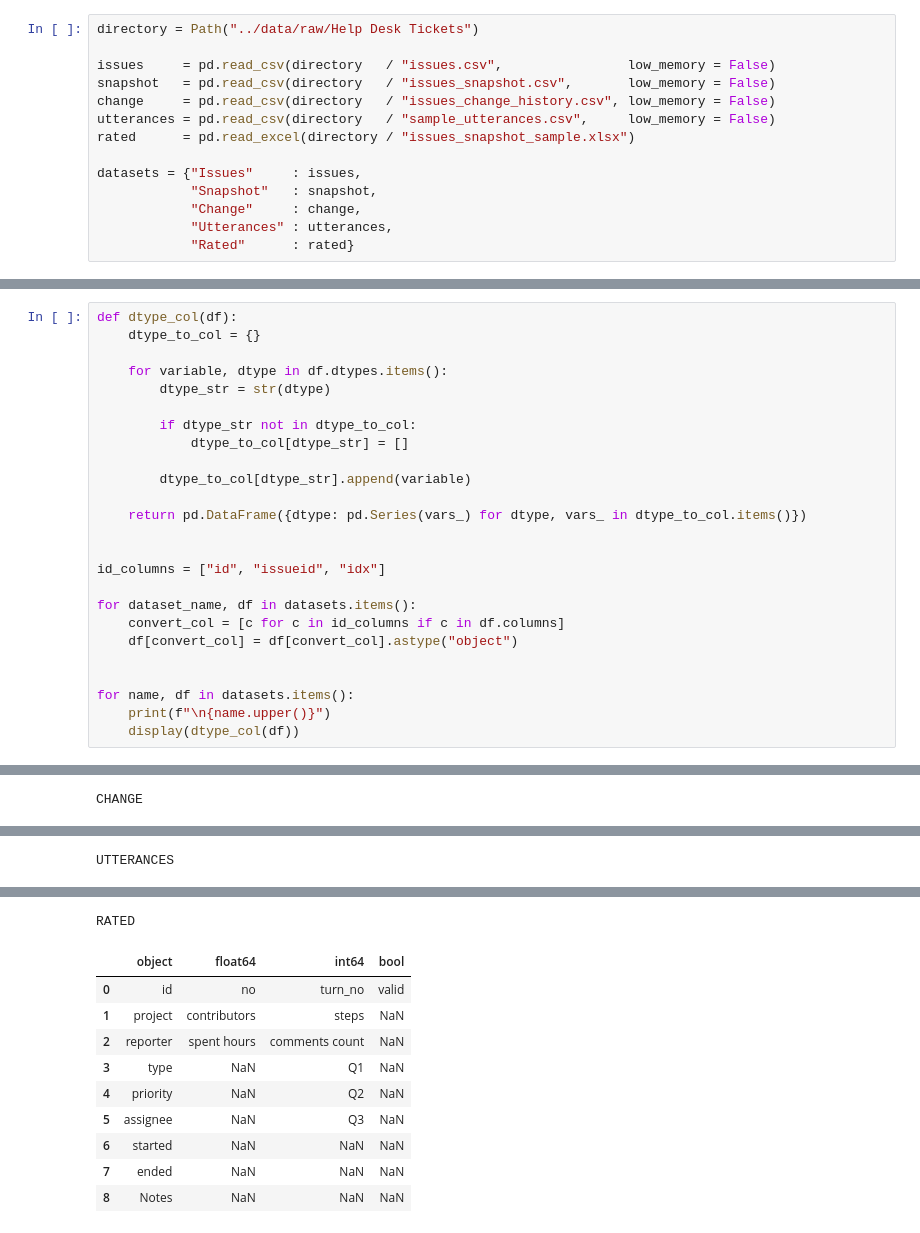
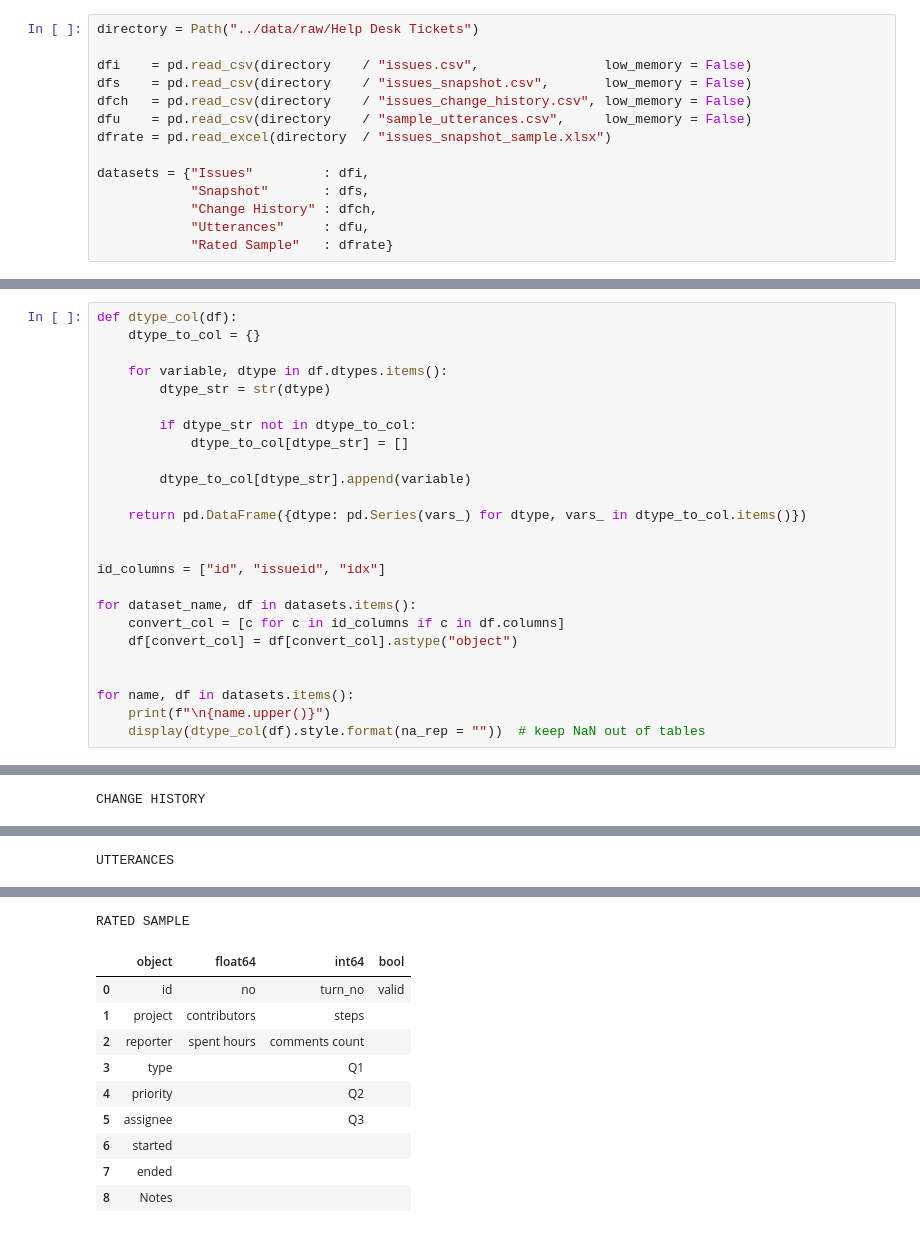
Before and after one commit to DataScientest-Studio/nov25_bds_int_helpdesk, a Jupyter notebook: notebooks/01_Data-inventory.ipynb, the cells around one changed output, grey strips where cells are left out. Saved outputs shown, nothing was run; the diff lists cells and outputs as text.

```diff
--- a/notebooks/01_Data-inventory.ipynb
+++ b/notebooks/01_Data-inventory.ipynb
@@ -14,14 +14,14 @@ import re #CG
 # %%
 directory = Path("../data/raw/Help Desk Tickets")
 
-issues     = pd.read_csv(directory   / "issues.csv",                low_memory = False)
-snapshot   = pd.read_csv(directory   / "issues_snapshot.csv",       low_memory = False)
-change     = pd.read_csv(directory   / "issues_change_history.csv", low_memory = False)
-utterances = pd.read_csv(directory   / "sample_utterances.csv",     low_memory = False)
-rated      = pd.read_excel(directory / "issues_snapshot_sample.xlsx")
+dfi    = pd.read_csv(directory    / "issues.csv",                low_memory = False)
+dfs    = pd.read_csv(directory    / "issues_snapshot.csv",       low_memory = False)
+dfch   = pd.read_csv(directory    / "issues_change_history.csv", low_memory = False)
+dfu    = pd.read_csv(directory    / "sample_utterances.csv",     low_memory = False)
+dfrate = pd.read_excel(directory  / "issues_snapshot_sample.xlsx")
 
-datasets = {"Issues"     : issues,
-            "Snapshot"   : snapshot,
-            "Change"     : change,
-            "Utterances" : utterances,
-            "Rated"      : rated}
+datasets = {"Issues"         : dfi,
+            "Snapshot"       : dfs,
+            "Change History" : dfch,
+            "Utterances"     : dfu,
+            "Rated Sample"   : dfrate}
@@ -115,7 +120,7 @@ for dataset_name, df in datasets.items():
 
 for name, df in datasets.items():
     print(f"\n{name.upper()}")
-    display(dtype_col(df))
+    display(dtype_col(df).style.format(na_rep = ""))  # keep NaN out of tables
 # %% [output]
 ISSUES
 |  | object | float64 | int64 |
@@ -156,3 +161,3 @@ SNAPSHOT
-CHANGE
+CHANGE HISTORY
 |  | object | float64 |
 | 0 | id | change_group_id |
@@ -171,11 +176,11 @@ UTTERANCES
-RATED
+RATED SAMPLE
 |  | object | float64 | int64 | bool |
 | 0 | id | no | turn_no | valid |
-| 1 | project | contributors | steps | NaN |
-| 2 | reporter | spent hours | comments count | NaN |
-| 3 | type | NaN | Q1 | NaN |
-| 4 | priority | NaN | Q2 | NaN |
-| 5 | assignee | NaN | Q3 | NaN |
-| 6 | started | NaN | NaN | NaN |
-| 7 | ended | NaN | NaN | NaN |
-| 8 | Notes | NaN | NaN | NaN |
+| 1 | project | contributors | steps |  |
+| 2 | reporter | spent hours | comments count |  |
+| 3 | type |  | Q1 |  |
+| 4 | priority |  | Q2 |  |
+| 5 | assignee |  | Q3 |  |
+| 6 | started |  |  |  |
+| 7 | ended |  |  |  |
+| 8 | Notes |  |  |  |
```
Also changed, not shown: parts of 91 cells of this notebook.
